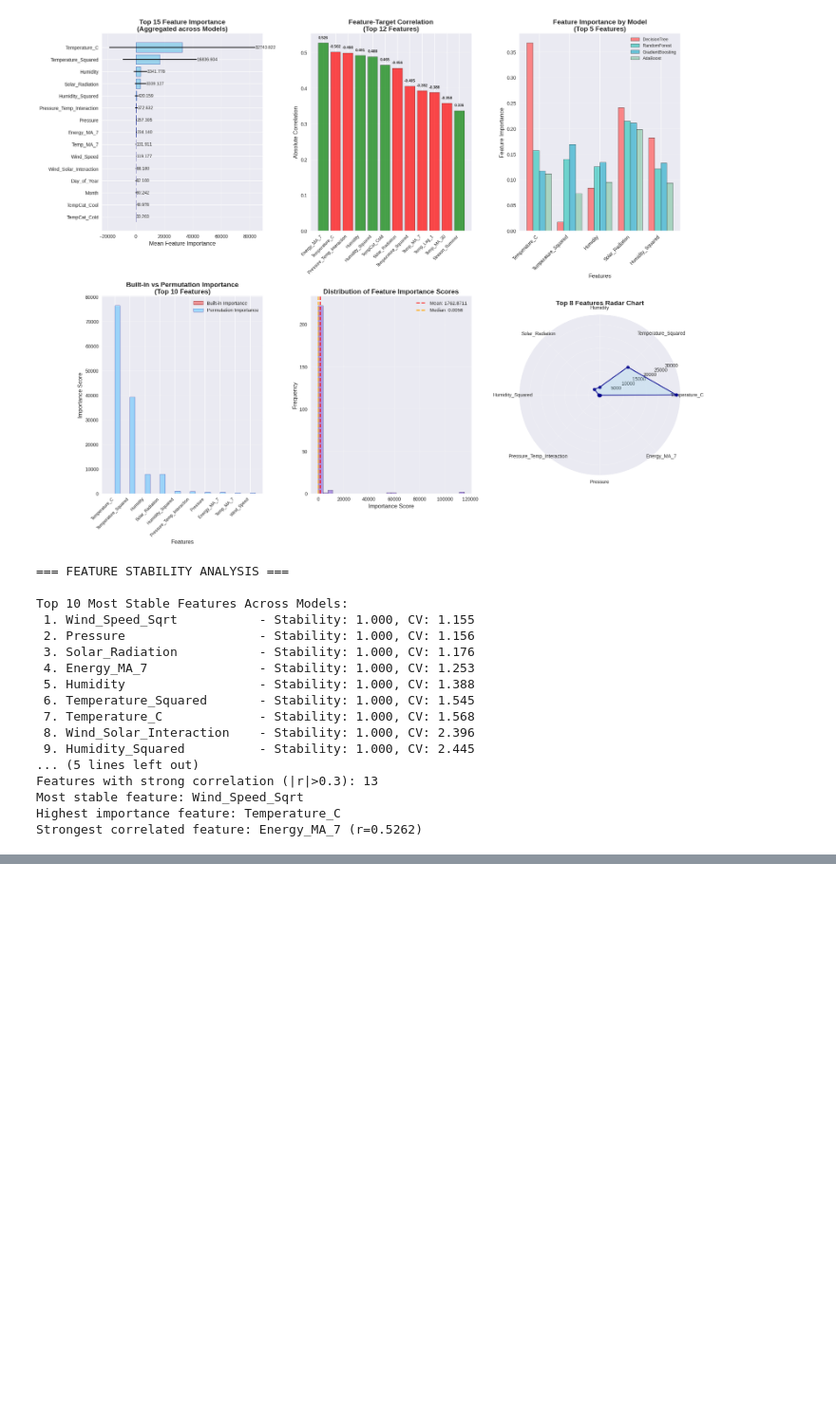
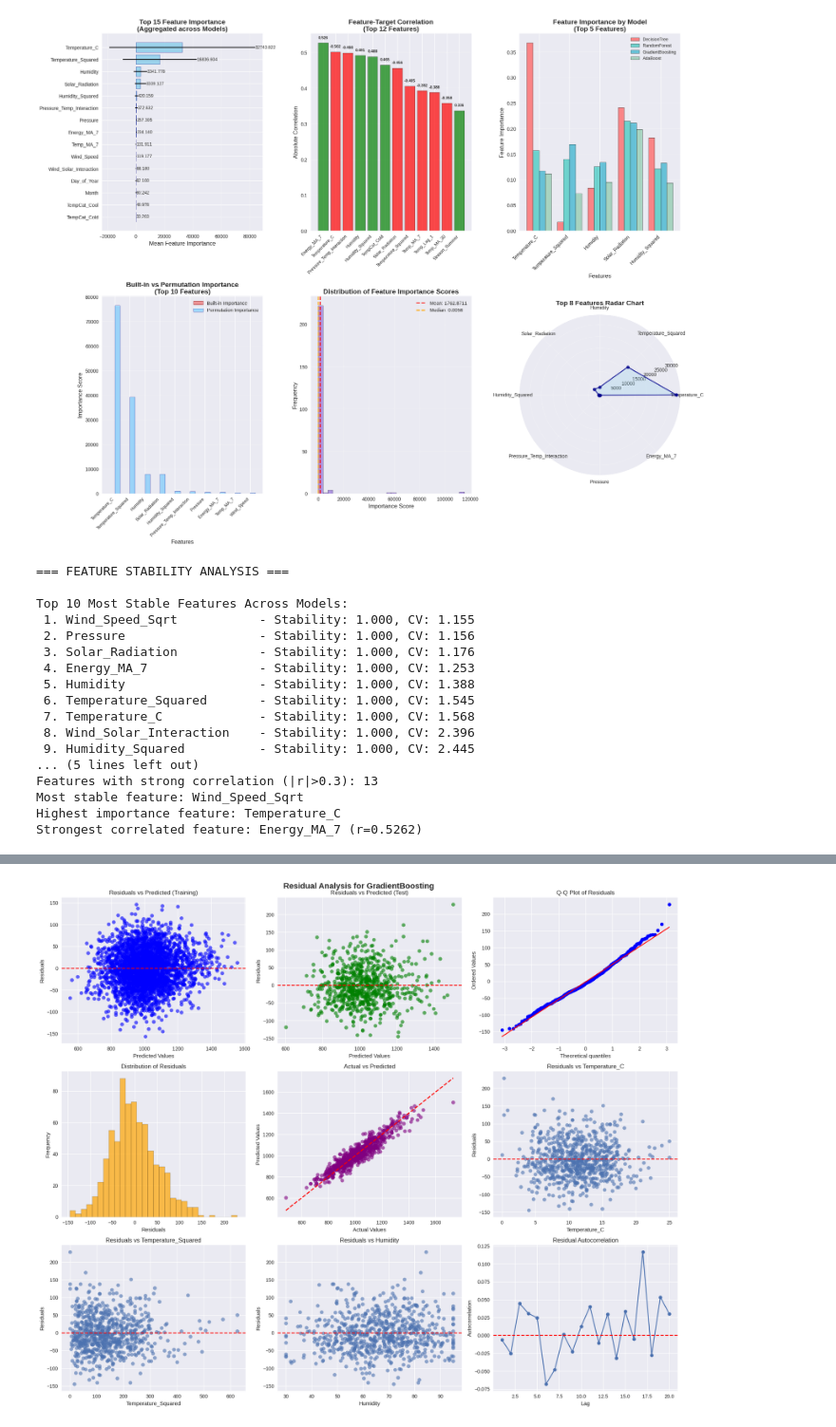
Before and after one commit to lucks-13/Energy-Consumption-Prediction, a Jupyter notebook: code.ipynb, the cells around one changed output, grey strips where cells are left out. Shown at 95% size. Drawn from its saved outputs; the diff is of its cells as text; code cells hidden in the pictures; blank space fills up the shorter version.

Commit message:
Model Diagnostics and Residual Analysis

```diff
--- a/code.ipynb
+++ b/code.ipynb
@@ -858,0 +861,93 @@ Strongest correlated feature: Energy_MA_7 (r=0.5262)
+# %%
+print("=== MODEL DIAGNOSTICS AND RESIDUAL ANALYSIS ===")
+
+best_model_name = performance_df.index[0]
+best_model = best_models[best_model_name]
+best_scaler_name = scaler_mapping[best_model_name]
+X_train_best = X_train_scaled[best_scaler_name]
+X_test_best = X_test_scaled[best_scaler_name]
+
+print(f"Analyzing best model: {best_model_name}")
+
+y_train_pred = best_model.predict(X_train_best)
+y_test_pred = best_model.predict(X_test_best)
+
+train_residuals = y_train - y_train_pred
+test_residuals = y_test - y_test_pred
+
+fig, axes = plt.subplots(3, 3, figsize=(18, 15))
+fig.suptitle(f'Residual Analysis for {best_model_name}', fontsize=16, fontweight='bold')
+
+axes[0, 0].scatter(y_train_pred, train_residuals, alpha=0.6, color='blue')
+axes[0, 0].axhline(y=0, color='red', linestyle='--')
+axes[0, 0].set_xlabel('Predicted Values')
+axes[0, 0].set_ylabel('Residuals')
+axes[0, 0].set_title('Residuals vs Predicted (Training)')
+
+axes[0, 1].scatter(y_test_pred, test_residuals, alpha=0.6, color='green')
+axes[0, 1].axhline(y=0, color='red', linestyle='--')
+axes[0, 1].set_xlabel('Predicted Values')
+axes[0, 1].set_ylabel('Residuals')
+axes[0, 1].set_title('Residuals vs Predicted (Test)')
+
+import scipy.stats as stats
+stats.probplot(test_residuals, dist="norm", plot=axes[0, 2])
+axes[0, 2].set_title('Q-Q Plot of Residuals')
+
+axes[1, 0].hist(test_residuals, bins=30, alpha=0.7, color='orange', edgecolor='black')
+axes[1, 0].set_xlabel('Residuals')
+axes[1, 0].set_ylabel('Frequency')
+axes[1, 0].set_title('Distribution of Residuals')
+
+min_val = min(y_test.min(), y_test_pred.min())
+max_val = max(y_test.max(), y_test_pred.max())
+axes[1, 1].scatter(y_test, y_test_pred, alpha=0.6, color='purple')
+axes[1, 1].plot([min_val, max_val], [min_val, max_val], 'r--', lw=2)
+axes[1, 1].set_xlabel('Actual Values')
+axes[1, 1].set_ylabel('Predicted Values')
+axes[1, 1].set_title('Actual vs Predicted')
+
+top_3_features = [item[0] for item in sorted_features[:3] if item[0] in X.columns]
+for i, feature in enumerate(top_3_features):
+    if i < 3:
+        row, col = 1, 2
+        if i == 1:
+            row, col = 2, 0
+        elif i == 2:
+            row, col = 2, 1
+
+        feature_idx = X.columns.get_loc(feature)
+        axes[row, col].scatter(X_test.iloc[:, feature_idx], test_residuals, alpha=0.6)
+        axes[row, col].axhline(y=0, color='red', linestyle='--')
+        axes[row, col].set_xlabel(feature)
+        axes[row, col].set_ylabel('Residuals')
+        axes[row, col].set_title(f'Residuals vs {feature}')
+
+residual_series = pd.Series(test_residuals)
+autocorr_lags = range(1, min(21, len(test_residuals)//4))
+autocorrelations = [residual_series.autocorr(lag) for lag in autocorr_lags]
+axes[2, 2].plot(autocorr_lags, autocorrelations, marker='o')
+axes[2, 2].axhline(y=0, color='red', linestyle='--')
+axes[2, 2].set_xlabel('Lag')
+axes[2, 2].set_ylabel('Autocorrelation')
+axes[2, 2].set_title('Residual Autocorrelation')
+
+plt.tight_layout()
+plt.show()
+
+print("\n=== RESIDUAL DIAGNOSTIC TESTS ===")
+
+# Normality tests
+shapiro_stat, shapiro_p = stats.shapiro(test_residuals[:5000] if len(test_residuals) > 5000 else test_residuals)
+jb_stat, jb_p = stats.jarque_bera(test_residuals)
+print(f"Shapiro-Wilk Test (Normality): Statistic={shapiro_stat:.4f}, p-value={shapiro_p:.4f}")
+print(f"Jarque-Bera Test (Normality): Statistic={jb_stat:.4f}, p-value={jb_p:.4f}")
+
+dw_stat = durbin_watson(test_residuals)
+print(f"Durbin-Watson Test (Autocorrelation): {dw_stat:.4f}")
+
+print(f"Residuals Mean: {np.mean(test_residuals):.6f}")
+print(f"Residuals Std: {np.std(test_residuals):.4f}")
+print(f"Residuals Skewness: {stats.skew(test_residuals):.4f}")
+print(f"Residuals Kurtosis: {stats.kurtosis(test_residuals):.4f}")
+# %% [output]
@@ -858,0 +956 @@ Strongest correlated feature: Energy_MA_7 (r=0.5262)
+[figure, added]
```
Also changed, not shown: parts of 2 cells of this notebook.
